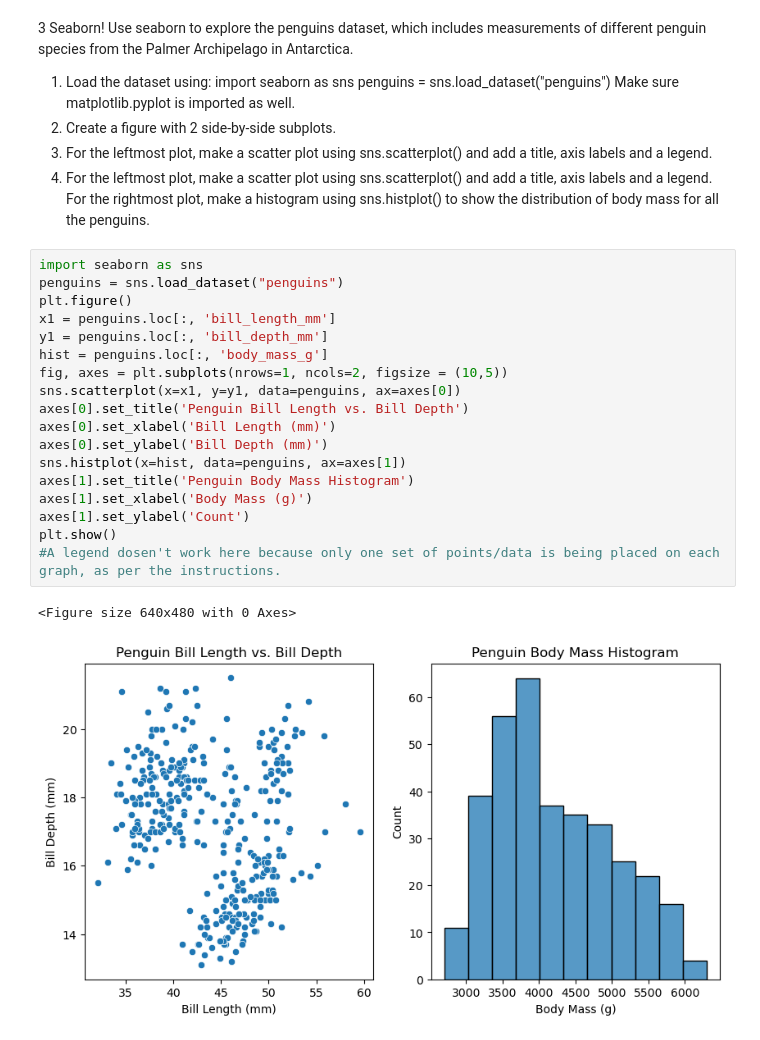
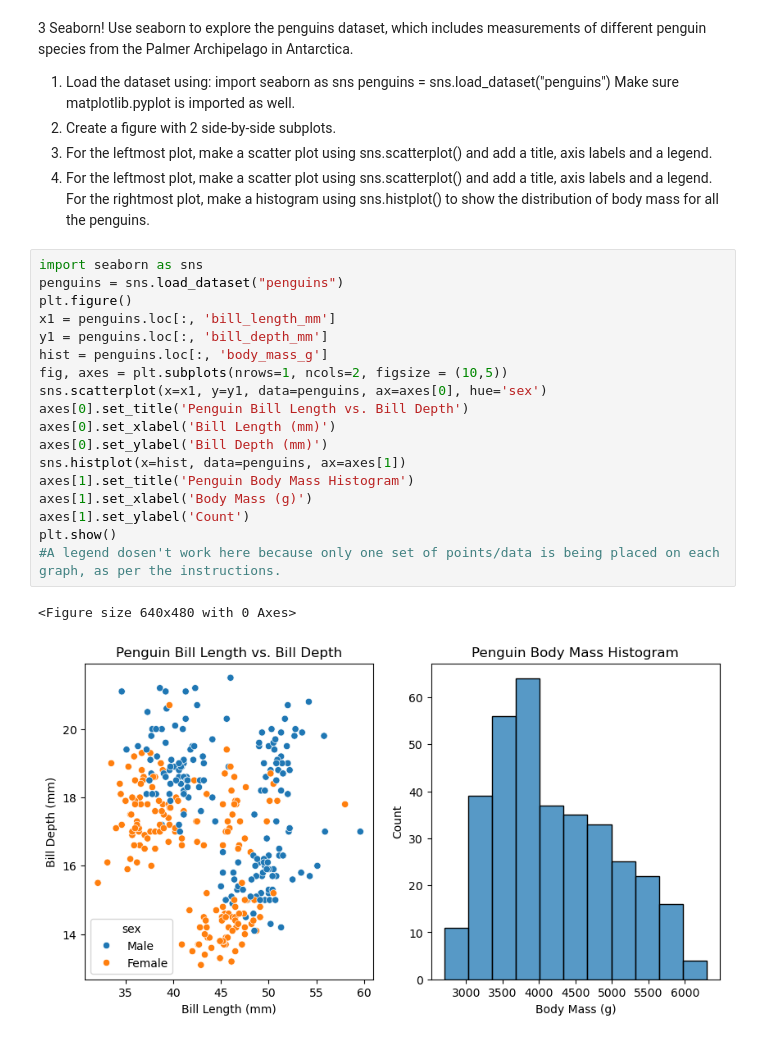
Before and after one commit to edutnall/elliot_decal, a Jupyter notebook: homework8/homework8.ipynb, the cells around one changed output. Drawn from its saved outputs; the diff is of its cells as text.

```diff
--- a/homework8/homework8.ipynb
+++ b/homework8/homework8.ipynb
@@ -168,21 +168,21 @@ for all the penguins.
 # %%
 import seaborn as sns
 penguins = sns.load_dataset("penguins")
 plt.figure()
 x1 = penguins.loc[:, 'bill_length_mm']
 y1 = penguins.loc[:, 'bill_depth_mm']
 hist = penguins.loc[:, 'body_mass_g']
 fig, axes = plt.subplots(nrows=1, ncols=2, figsize = (10,5))
-sns.scatterplot(x=x1, y=y1, data=penguins, ax=axes[0])
+sns.scatterplot(x=x1, y=y1, data=penguins, ax=axes[0], hue='sex')
 axes[0].set_title('Penguin Bill Length vs. Bill Depth')
 axes[0].set_xlabel('Bill Length (mm)')
 axes[0].set_ylabel('Bill Depth (mm)')
 sns.histplot(x=hist, data=penguins, ax=axes[1])
 axes[1].set_title('Penguin Body Mass Histogram')
 axes[1].set_xlabel('Body Mass (g)')
 axes[1].set_ylabel('Count')
 plt.show()
 #A legend dosen't work here because only one set of points/data is being placed on each graph, as per the instructions.
 # %% [output]
 <Figure size 640x480 with 0 Axes>
-[figure, old version]
+[figure, new version]
```
Also changed, not shown: 2 other files.
